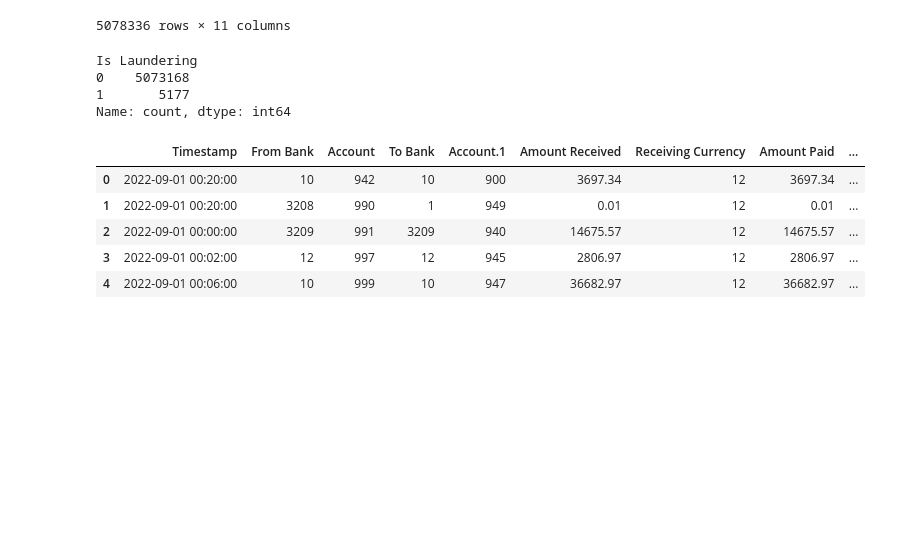
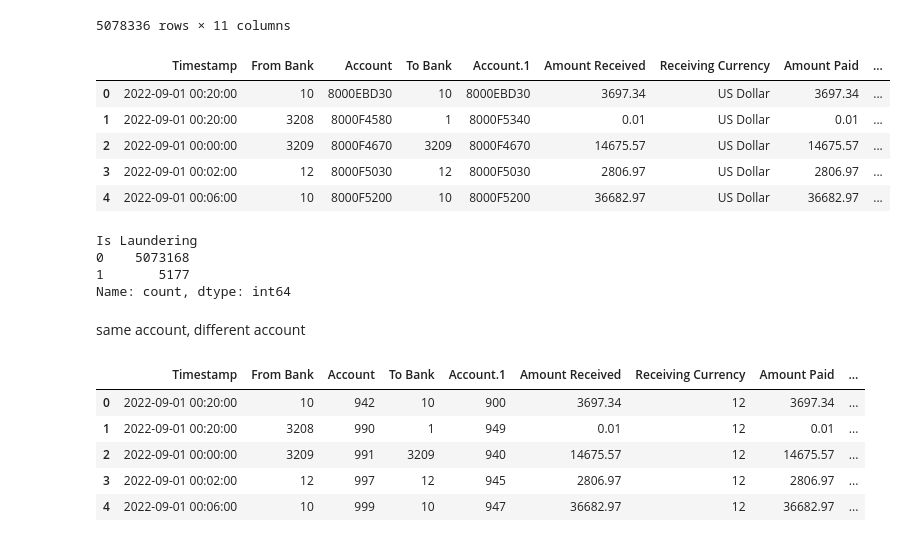
Before and after one commit to avikaushik282/Major-Research-Project, a Jupyter notebook: methodology and experiments.ipynb, the cells around one changed output. Saved outputs shown, nothing was run; the diff lists cells and outputs as text; code cells hidden in the pictures; blank space fills up the shorter version.

```diff
--- a/methodology and experiments.ipynb
+++ b/methodology and experiments.ipynb
@@ -5,7 +5,7 @@ import matplotlib.pyplot as plt
 import matplotlib.ticker as mtick
 import seaborn as sns
 # %%
-df = pd.read_csv("/kaggle/input/new-laundering/HI-Small_Trans.csv")
+df = pd.read_csv("HI-Small_Trans.csv")
 df.head(10)
 # %% [output]
 |  | Timestamp | From Bank | Account | To Bank | Account.1 | Amount Received | Receiving Currency | Amount Paid | ... |
@@ -104,3 +112,12 @@ df.drop_duplicates()
+# %%
+df.head()
+# %% [output]
+|  | Timestamp | From Bank | Account | To Bank | Account.1 | Amount Received | Receiving Currency | Amount Paid | ... |
+| 0 | 2022-09-01 00:20:00 | 10 | 8000EBD30 | 10 | 8000EBD30 | 3697.34 | US Dollar | 3697.34 | ... |
+| 1 | 2022-09-01 00:20:00 | 3208 | 8000F4580 | 1 | 8000F5340 | 0.01 | US Dollar | 0.01 | ... |
+| 2 | 2022-09-01 00:00:00 | 3209 | 8000F4670 | 3209 | 8000F4670 | 14675.57 | US Dollar | 14675.57 | ... |
+| 3 | 2022-09-01 00:02:00 | 12 | 8000F5030 | 12 | 8000F5030 | 2806.97 | US Dollar | 2806.97 | ... |
+| 4 | 2022-09-01 00:06:00 | 10 | 8000F5200 | 10 | 8000F5200 | 36682.97 | US Dollar | 36682.97 | ... |
 # %%
 df['Is Laundering'].value_counts()
 # %% [output]
@@ -108,6 +125,8 @@ Is Laundering
 0    5073168
 1       5177
 Name: count, dtype: int64
+# %% [markdown]
+same account, different account
 # %%
 from sklearn.preprocessing import LabelEncoder
 le = LabelEncoder()
```
Also changed, not shown: parts of 18 cells of this notebook, 1 other file.
